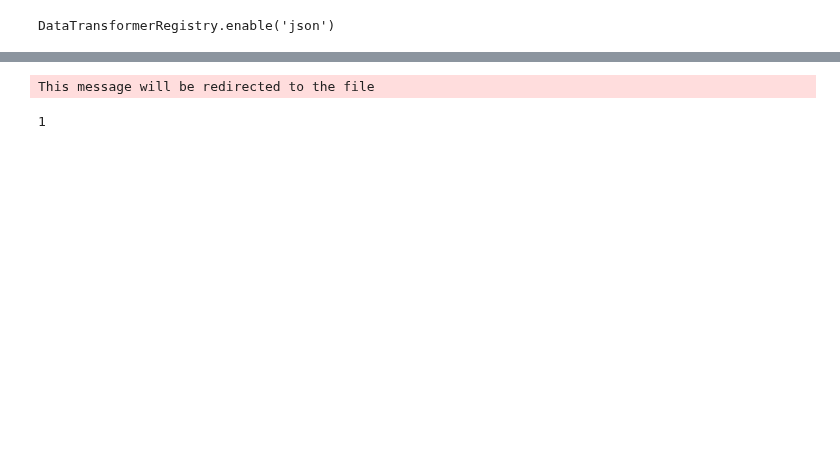
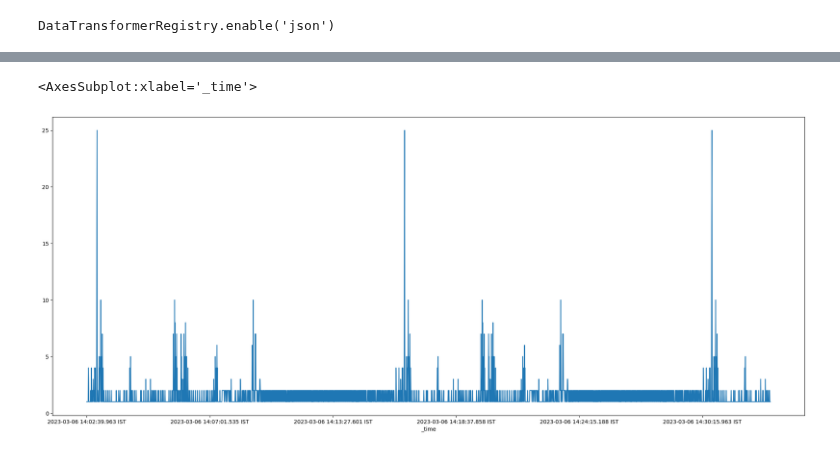
Before and after one commit to sapirani/GreenSecurityMeasurementAndOptimizationFramework, a Jupyter notebook: splunk_analysis.ipynb, the cells around one changed output, grey strips where cells are left out. Cells and saved outputs as stored; diff of their text form; code cells hidden in the pictures; blank space fills up the shorter version.

Commit message:
functions for splunk analysis

```diff
--- a/splunk_analysis.ipynb
+++ b/splunk_analysis.ipynb
@@ -16,8 +11,35 @@ def get_df(path, table_name):
+# %%
+def get_df(path, table_name):
+    df = pd.read_csv(fr"{path}/{table_name}.csv")
+    df[CPUColumns.TIME] = pd.to_datetime(df[CPUColumns.TIME], unit='s')
+    return df
+
+def load_tables(path):
+    cpu_df = get_df(path, TableNames.CPU)
+    memory_df = get_df(path, TableNames.MEMORY)
+    all_processes_df = get_df(path, TableNames.ALL_PROCESSES)
+    disk_df = get_df(path, TableNames.DISK)
+    splunk_logs_df = pd.read_csv(fr"{path}/output.csv")
+    return cpu_df, memory_df, all_processes_df, disk_df, splunk_logs_df
+
+def draw_plot(df, y, path, plot_name):
+    alt.renderers.enable('altair_saver', fmts=['png'])
+    chart = alt.Chart(df).mark_line(interpolate='linear').encode(
+        alt.Y(f"{y}:Q"),
+        alt.X(f"{CPUColumns.TIME}:T"),
+    ).properties(
+        width=2100,
+        height=300
+    )
+    # Create PNG image data and then write to a file
+    with alt.data_transformers.enable('default'):
+        chart.save(f"{path}/graphs/{plot_name}.png", engine="altair_saver")
 # %%
-measurment_no = 6
-path = fr"/home/green-sec/Repositories/GreenSecurity-FirstExperiment/Dell Inc. Linux 5.15.0-67-generic/Splunk Enterprise SIEM/Power Saver Plan/One Scan/Measurement {measurment_no}"
-cpu_df = get_df(path, TableNames.CPU)
-memory_df = get_df(path, TableNames.MEMORY)
-all_processes_df = get_df(path, TableNames.ALL_PROCESSES)
-disk_df = get_df(path, TableNames.DISK)
-splunk_logs_df = pd.read_csv(fr"{path}/output.csv")
+for measurment_no in range(1, 7):
+    path = fr"/home/green-sec/Repositories/GreenSecurity-FirstExperiment/Dell Inc. Linux 5.15.0-67-generic/Splunk Enterprise SIEM/Power Saver Plan/One Scan/Measurement {measurment_no}"
+    cpu_df, memory_df, all_processes_df, disk_df, splunk_logs_df = load_tables(path)
+    draw_plot(cpu_df, CPUColumns.USED_PERCENT, path, 'cpu')
+    draw_plot(disk_df, DiskIOColumns.READ_COUNT, path, 'disk_read_count')
+    draw_plot(disk_df, DiskIOColumns.WRITE_COUNT, path, 'disk_write_count')
+    draw_plot(disk_df, DiskIOColumns.READ_BYTES, path, 'disk_read_bytes')
+    draw_plot(disk_df, DiskIOColumns.WRITE_BYTES, path, 'disk_write_bytes')
@@ -89,22 +46,5 @@ chart
-# %%
-import ctypes
-
-# Attach to the console of the process with the specified PID
-pid = 1472 # replace with the PID of the target process
-kernel32 = ctypes.WinDLL('kernel32')
-kernel32.AttachConsole(pid)
-
-# Redirect stderr to a file
-filename = 'output.txt'
-handle = ctypes.windll.kernel32.CreateFileA(filename, 0x40000000, 0, None, 2, 0x80, None)
-ctypes.windll.kernel32.SetStdHandle(-12, handle)
-
-# Write to stderr
-import sys
-sys.stderr.write('This message will be redirected to the file')
-
-# Detach from the console
-kernel32.FreeConsole()
-# %% [output]
-This message will be redirected to the file
-1
+# %%
+splunk_logs_df.groupby('_time')['source'].count().plot(figsize=(25,10))
+# %% [output]
+<AxesSubplot:xlabel='_time'>
+[figure, added]
```
Also changed, not shown: parts of 6 cells of this notebook, 2 other files.
